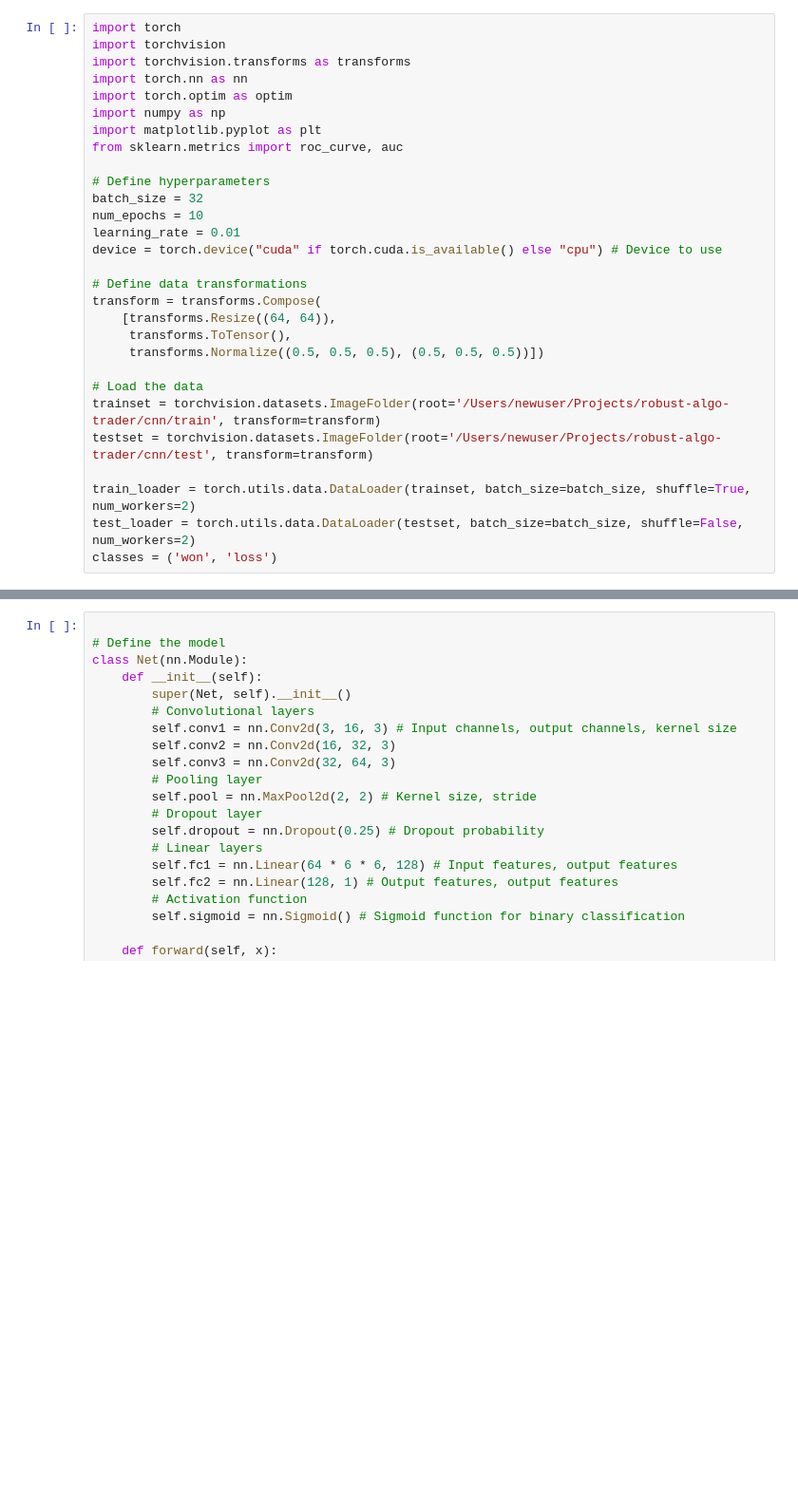
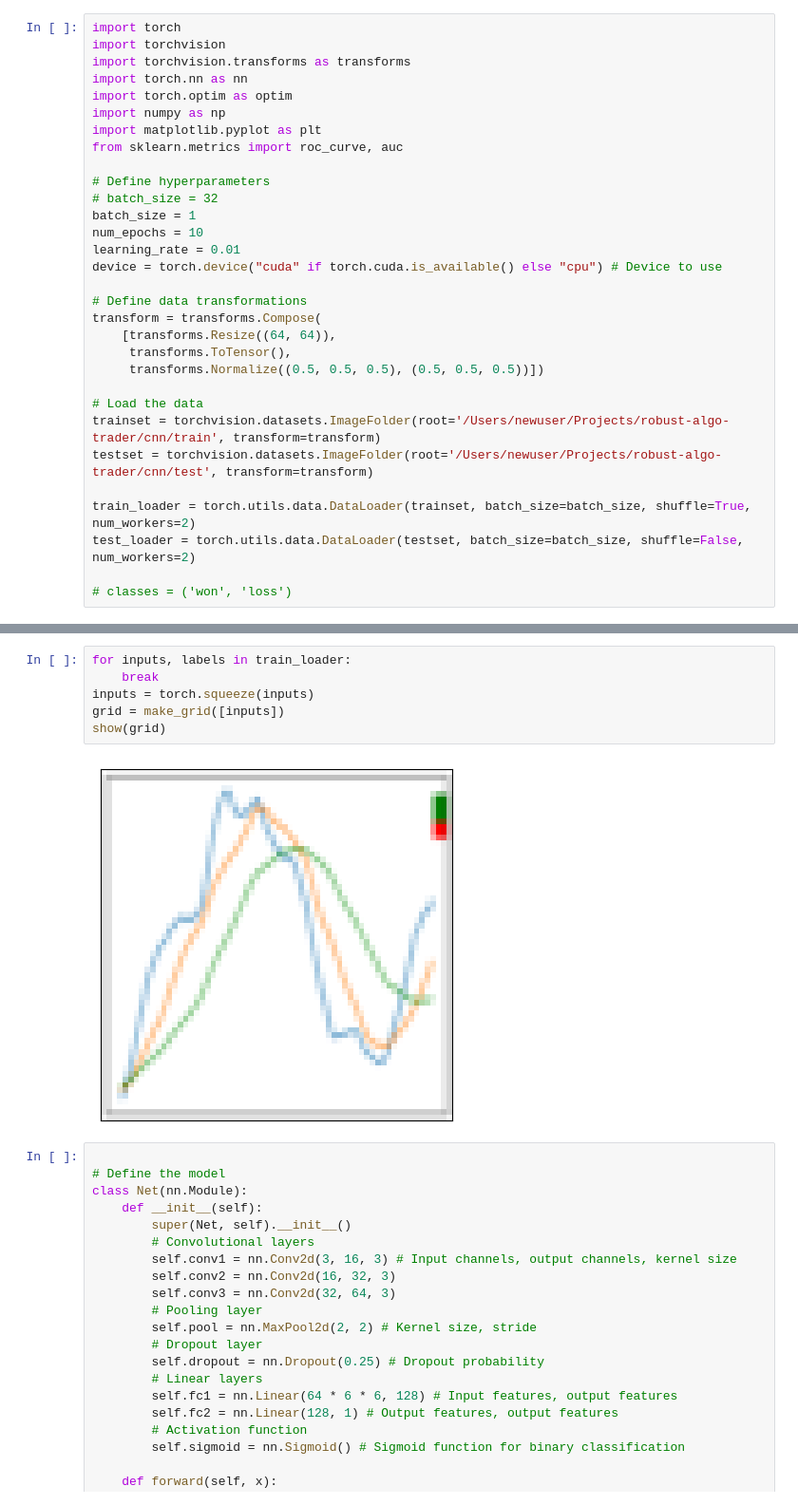
Before and after one commit to EngineerDanny/robust_algo_trader, a Jupyter notebook: cnn/bing.ipynb, the cells around one changed output, grey strips where cells are left out. Shown: that part at 95% size. Saved outputs shown, nothing was run; the diff lists cells and outputs as text; blank space fills up the shorter version.

```diff
--- a/cnn/bing.ipynb
+++ b/cnn/bing.ipynb
@@ -9,7 +9,8 @@ import matplotlib.pyplot as plt
 from sklearn.metrics import roc_curve, auc
 
 # Define hyperparameters
-batch_size = 32
+# batch_size = 32
+batch_size = 1
 num_epochs = 10
 learning_rate = 0.01
 device = torch.device("cuda" if torch.cuda.is_available() else "cpu") # Device to use
@@ -26,4 +27,5 @@ testset = torchvision.datasets.ImageFolder(root='/Users/newuser/Projects/robust-
 
 train_loader = torch.utils.data.DataLoader(trainset, batch_size=batch_size, shuffle=True, num_workers=2)
 test_loader = torch.utils.data.DataLoader(testset, batch_size=batch_size, shuffle=False, num_workers=2)
-classes = ('won', 'loss')
+
+# classes = ('won', 'loss')
@@ -75,3 +66,11 @@ show_images(1)
+# %%
+for inputs, labels in train_loader:
+    break
+inputs = torch.squeeze(inputs)
+grid = make_grid([inputs])
+show(grid)
+# %% [output]
+[figure, added]
 # %%
 
 # Define the model
```
Also changed, not shown: parts of 4 cells of this notebook.
